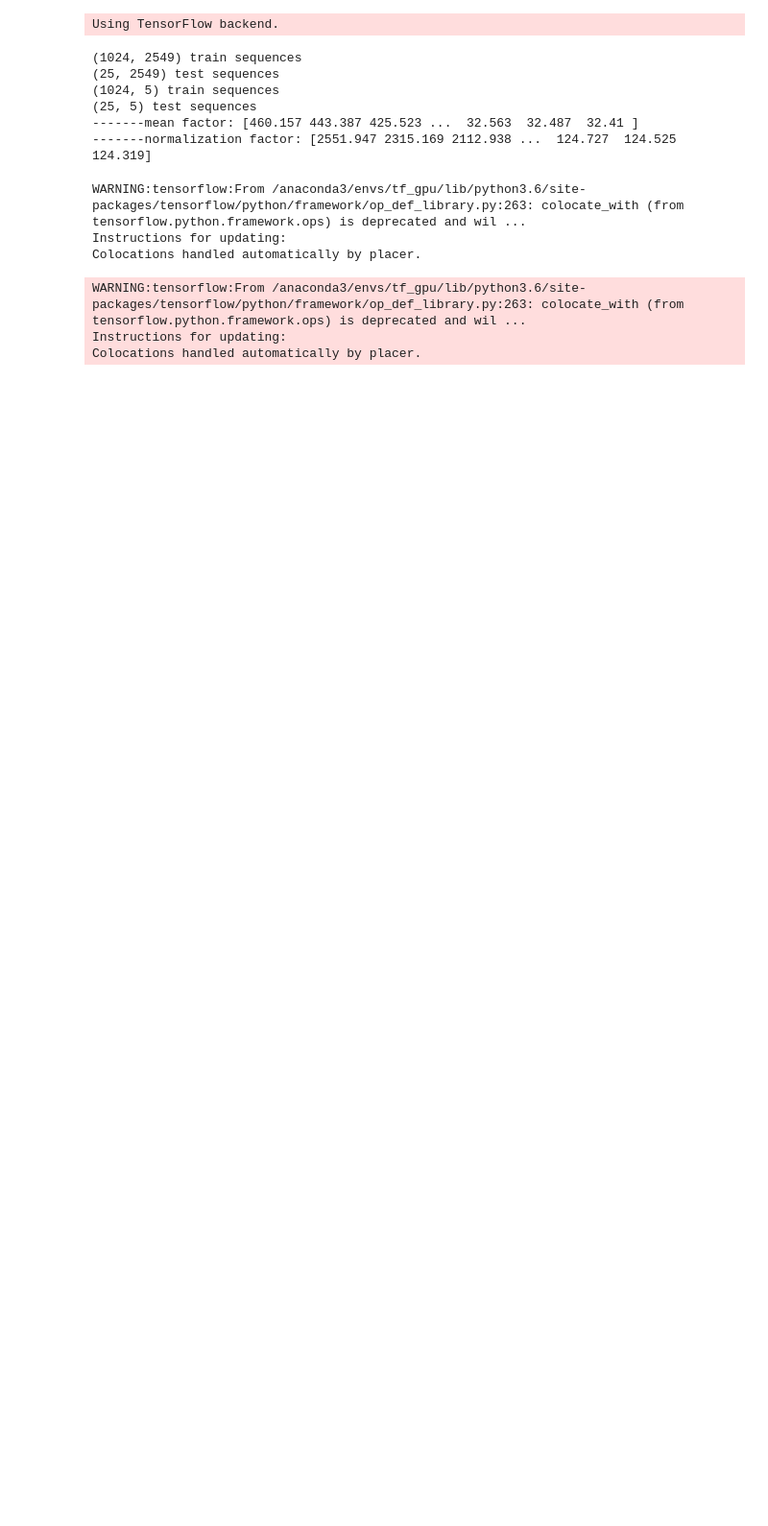
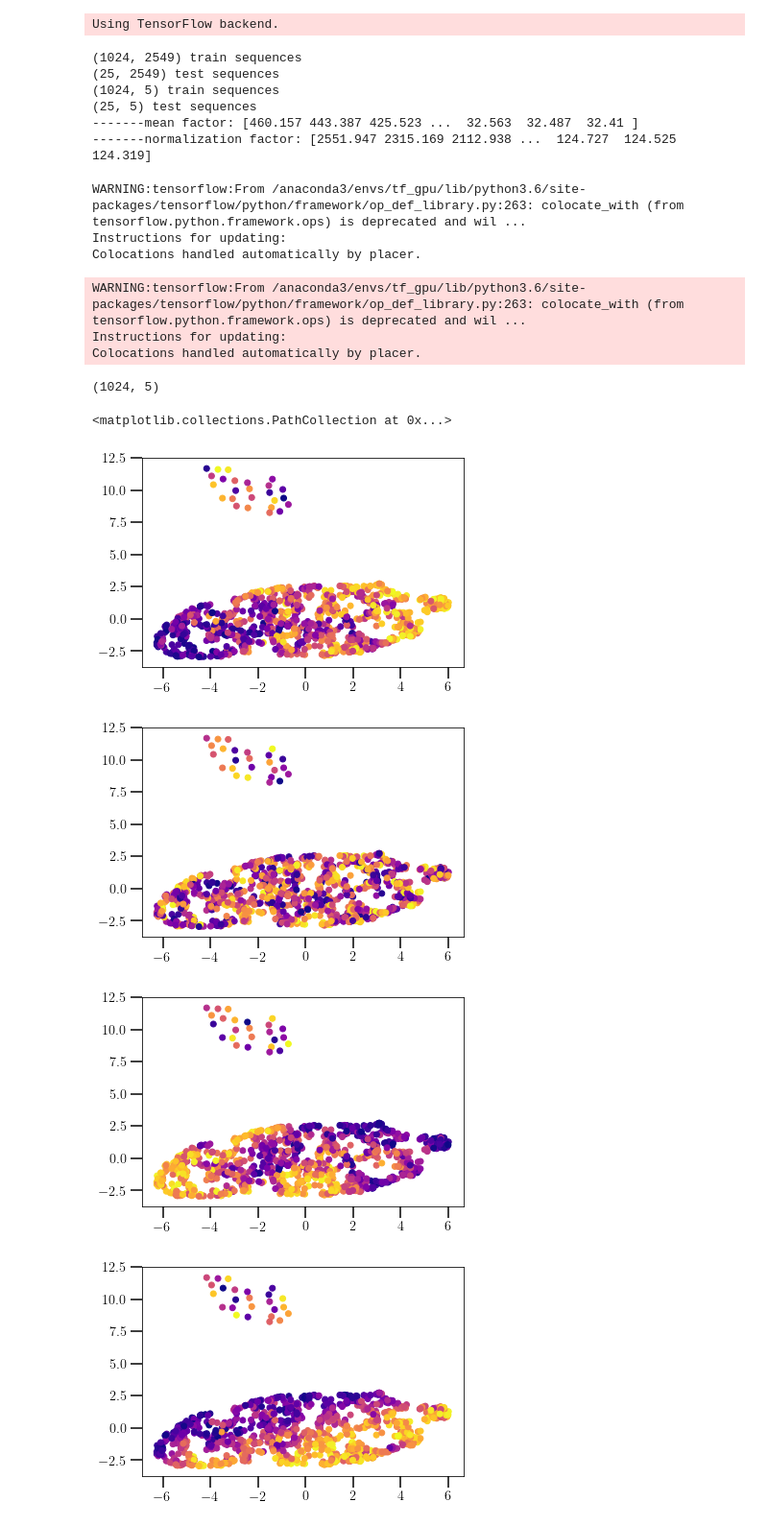
Before and after one commit to nesar/AstroVAE, a Jupyter notebook: gpflow_vae.ipynb, the cells around one changed output. Shown: that part at 96% size. Drawn from its saved outputs; the diff is of its cells as text; code cells hidden in the pictures; blank space fills up the shorter version.

```diff
--- a/gpflow_vae.ipynb
+++ b/gpflow_vae.ipynb
@@ -181,3 +181,39 @@ Colocations handled automatically by placer.
 WARNING:tensorflow:From /anaconda3/envs/tf_gpu/lib/python3.6/site-packages/tensorflow/python/framework/op_def_library.py:263: colocate_with (from tensorflow.python.framework.ops) is deprecated and wil ...
 Instructions for updating:
 Colocations handled automatically by placer.
+# %%
+y_train.shape
+# %% [output]
+(1024, 5)
+# %%
+import umap
+reducer = umap.UMAP()
+embedding = reducer.fit_transform(encoded_xtrain)
+embedding2 = reducer.fit_transform(encoded_xtest)
+
+
+plt.figure(2)
+plt.scatter(embedding[:, 0], embedding[:, 1], c=y_train[:,0])
+plt.scatter(embedding2[:, 0], embedding2[:, 1], c=y_test[:,0])
+
+plt.figure(3)
+plt.scatter(embedding[:, 0], embedding[:, 1], c=y_train[:,1])
+plt.scatter(embedding2[:, 0], embedding2[:, 1], c=y_test[:,1])
+
+plt.figure(4)
+plt.scatter(embedding[:, 0], embedding[:, 1], c=y_train[:,2])
+plt.scatter(embedding2[:, 0], embedding2[:, 1], c=y_test[:,2])
+
+plt.figure(5)
+plt.scatter(embedding[:, 0], embedding[:, 1], c=y_train[:,3])
+plt.scatter(embedding2[:, 0], embedding2[:, 1], c=y_test[:,3])
+
+plt.figure(6)
+plt.scatter(embedding[:, 0], embedding[:, 1], c=y_train[:,4])
+plt.scatter(embedding2[:, 0], embedding2[:, 1], c=y_test[:,4])
+# %% [output]
+<matplotlib.collections.PathCollection at 0x...>
+[figure, added]
+[figure, added]
+[figure, added]
+[figure, added]
```
Also changed, not shown: parts of 3 cells of this notebook.
